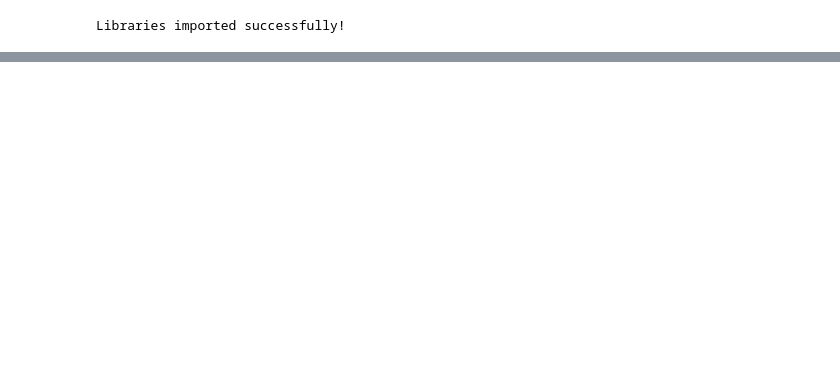
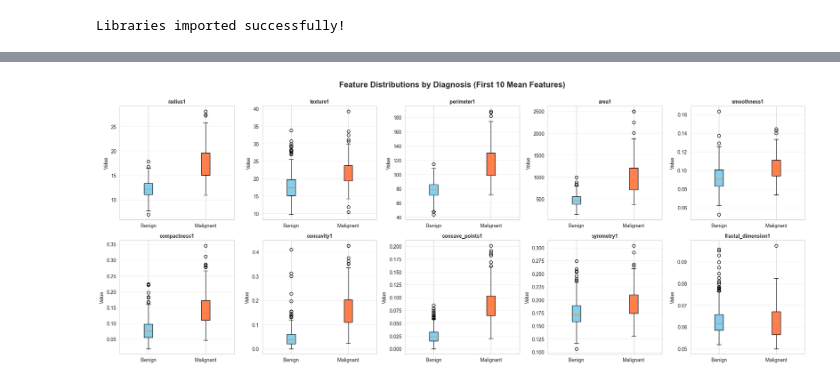
Before and after one commit to stfox13/CSCA5622_FinalProject, a Jupyter notebook: main.ipynb, the cells around one changed output, grey strips where cells are left out. Saved outputs shown, nothing was run; the diff lists cells and outputs as text; code cells hidden in the pictures; blank space fills up the shorter version.

```diff
--- a/main.ipynb
+++ b/main.ipynb
@@ -47,0 +173,33 @@ Libraries imported successfully!
+# %%
+# Visualization 2: Feature Distributions (Box Plots)
+# We'll visualize the first 10 features (mean values) by diagnosis
+
+features_to_plot = X.columns[:10]  # First 10 mean features
+
+fig, axes = plt.subplots(2, 5, figsize=(20, 8))
+axes = axes.ravel()
+
+for idx, feature in enumerate(features_to_plot):
+    # Create data for box plot
+    benign_data = X.loc[y['Diagnosis'] == 'B', feature]
+    malignant_data = X.loc[y['Diagnosis'] == 'M', feature]
+
+    # Box plot
+    bp = axes[idx].boxplot([benign_data, malignant_data],
+                            tick_labels=['Benign', 'Malignant'],
+                            patch_artist=True)
+
+    # Color the boxes
+    bp['boxes'][0].set_facecolor('skyblue')
+    bp['boxes'][1].set_facecolor('coral')
+
+    axes[idx].set_title(feature, fontsize=10, fontweight='bold')
+    axes[idx].set_ylabel('Value')
+    axes[idx].grid(axis='y', alpha=0.3)
+
+plt.suptitle('Feature Distributions by Diagnosis (First 10 Mean Features)',
+             fontsize=16, fontweight='bold', y=1.00)
+plt.tight_layout()
+plt.show()
+# %% [output]
+[figure, added]
```
Also changed, not shown: parts of 4 cells of this notebook.
